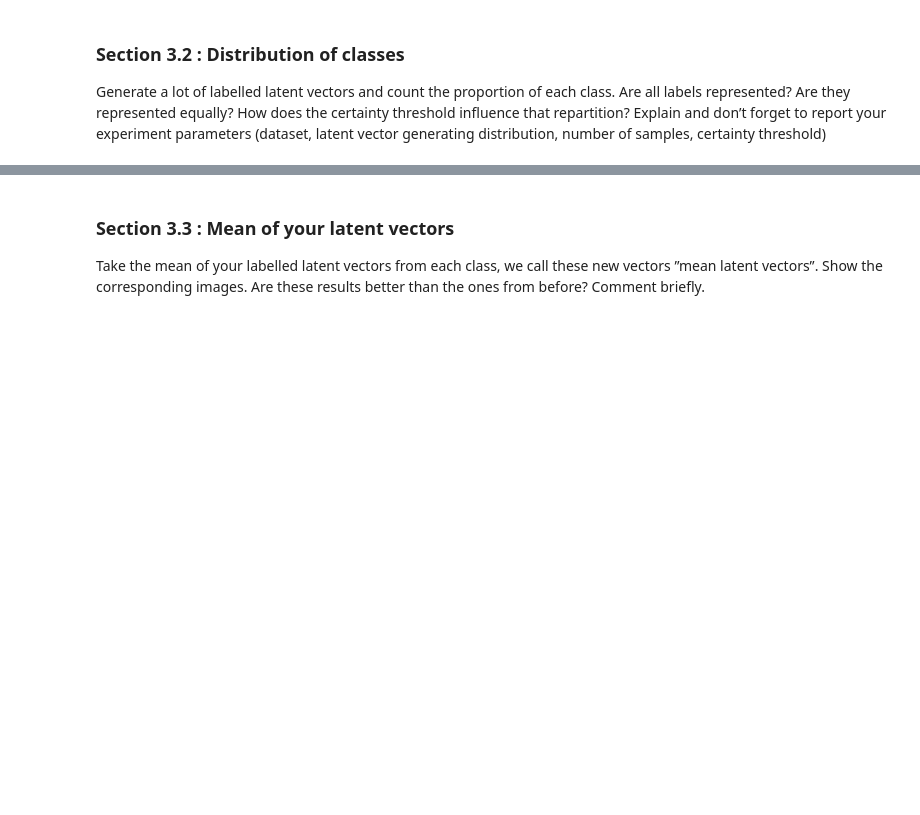
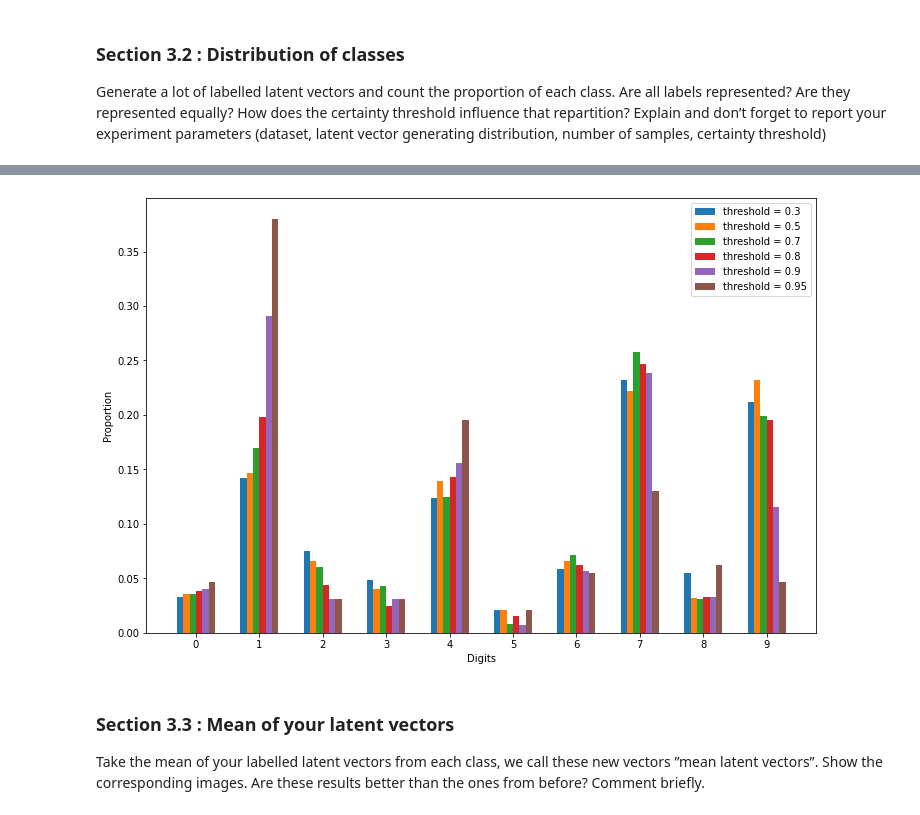
Before and after one commit to mathjacob/LINMA2472-HW3, a Jupyter notebook: hw3_part1_v2.ipynb, the cells around one changed output, grey strips where cells are left out. Cells and saved outputs as stored; diff of their text form; code cells hidden in the pictures; blank space fills up the shorter version.

```diff
--- a/hw3_part1_v2.ipynb
+++ b/hw3_part1_v2.ipynb
@@ -1375,7 +1424,7 @@ they represented equally? How does the certainty threshold influence that repart
 to report your experiment parameters (dataset, latent vector generating distribution, number of samples, certainty
 threshold)
 # %%
-thresholds = [0.5,0.7,0.8,0.9] # could be modified
+thresholds = [0.3,0.5,0.7,0.8,0.9,0.95] # could be modified
 
 class_proportion_t = {t: np.zeros(n_classes) for t in thresholds}
 
@@ -1392,3 +1446,33 @@ Error:
+# %%
+digits = np.arange(n_classes)
+barWidth = 0.1
+fig = plt.subplots(figsize =(12, 8))
+
+br1 = np.arange(n_classes)-0.25
+br2 = [x + barWidth for x in br1]
+br3 = [x + barWidth for x in br2]
+br4 = [x + barWidth for x in br3]
+br5 = [x + barWidth for x in br4]
+br6 = [x + barWidth for x in br5]
+
+plt.bar(br1,class_proportion_t[0.3],width=barWidth,label='threshold = 0.3')
+plt.bar(br2,class_proportion_t[0.5],width=barWidth,label='threshold = 0.5')
+plt.bar(br3,class_proportion_t[0.7],width=barWidth,label='threshold = 0.7')
+plt.bar(br4,class_proportion_t[0.8],width=barWidth,label='threshold = 0.8')
+plt.bar(br5,class_proportion_t[0.9],width=barWidth,label='threshold = 0.9')
+plt.bar(br6,class_proportion_t[0.95],width=barWidth,label='threshold = 0.95')
+plt.legend()
+
+plt.xticks(digits,digits)
+
+plt.xlabel("Digits")
+plt.ylabel("Proportion")
+
+#plt.savefig("Digits_proportion.pdf")
+
+plt.show()
+# %% [output]
+[figure, added]
 # %% [markdown]
 ### Section 3.3 : Mean of your latent vectors
 
```
Also changed, not shown: parts of 12 cells of this notebook.
